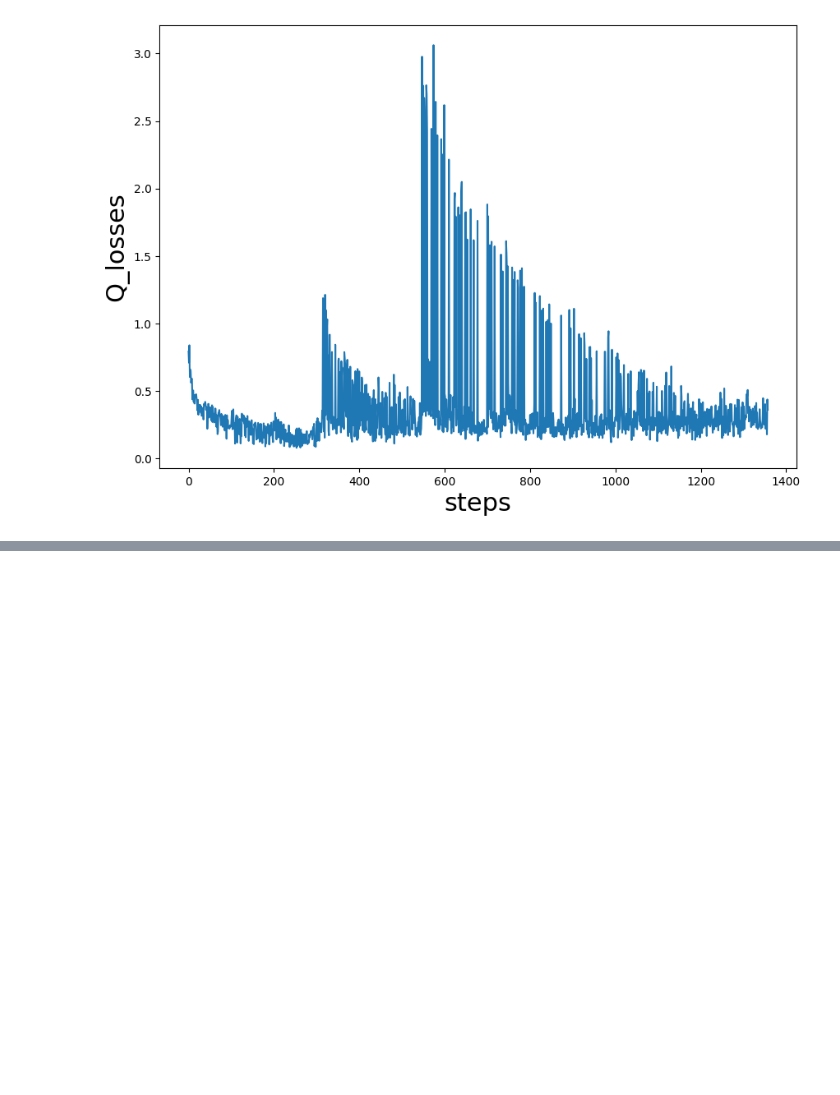
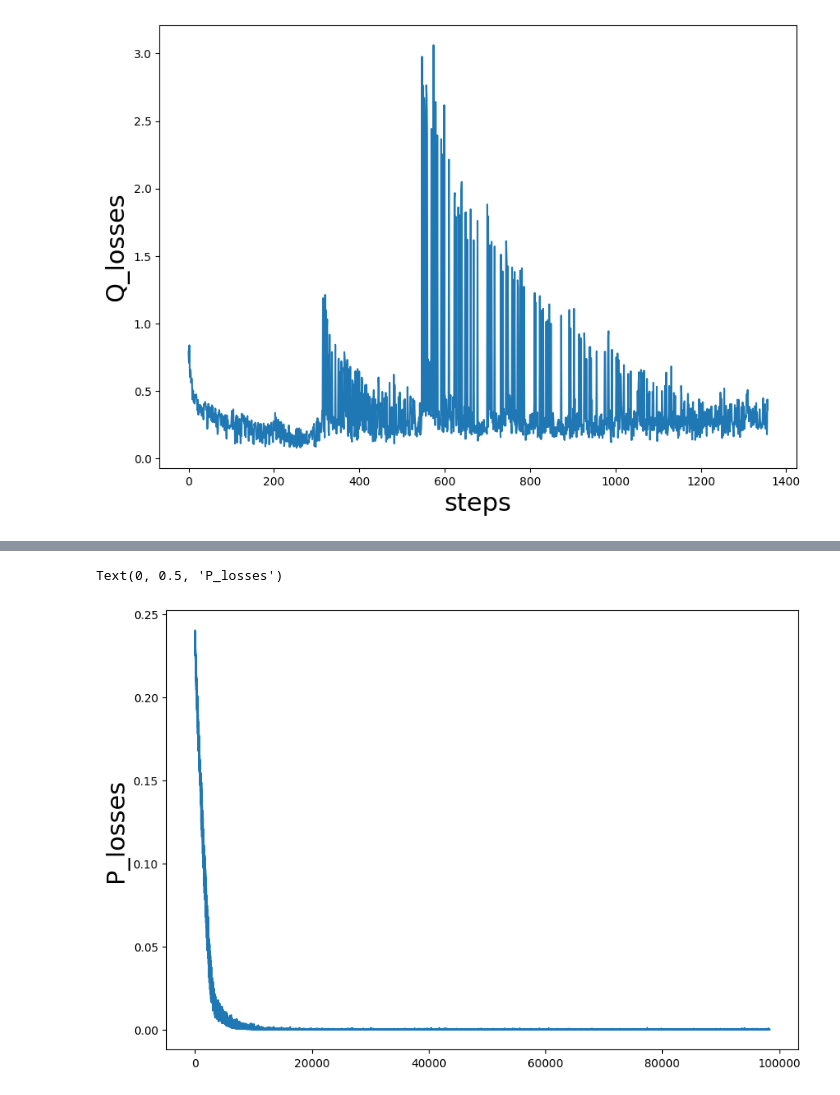
Before and after one commit to lestetedelioncourt/Testrepository, a Jupyter notebook: GridworldDeepQ.ipynb, the cells around one changed output, grey strips where cells are left out. Saved outputs shown, nothing was run; the diff lists cells and outputs as text; code cells hidden in the pictures; blank space fills up the shorter version.

```diff
--- a/GridworldDeepQ.ipynb
+++ b/GridworldDeepQ.ipynb
@@ -1189,0 +1231,5 @@ game.close()
+# %%
+input_P_shape = env.observation_space.sample().shape[0]
+output_P_shape = 3
+
+P_NN = P_Net(input_P_shape, output_P_shape).to(device)
@@ -1189,0 +1252,4 @@ game.close()
+# %%
+input_T_shape = env.observation_space.sample().shape[0]
+output_T_shape = output_P_shape
+T_NN = T_Net(input_T_shape, output_T_shape).to(device)
@@ -1189,0 +1265,23 @@ game.close()
+# %%
+def get_batch_for_RND(replay, batch_size, device="cpu"):
+    # members in a batch are a list of consecutive states of batch_siize length
+    idxs = [i for i in range(len(list(replay)))][batch_size:]
+    idx = random.choice(idxs)
+    _,_,_,_,_,f = list(replay)[idx]
+
+    if f < batch_size:
+        if (len(replay) - idx) > (batch_size - f):
+            minibatch = list(replay)[idx - f : idx + (batch_size - f)]
+        else:
+            minibatch = list(replay)[idx - batch_size : idx]
+    else:
+        minibatch = list(replay)[idx - batch_size : idx]
+
+    state1_batch = torch.cat([s1 for (s1, a, r, s2, d, _) in minibatch]).to(device)
+    action_batch = torch.Tensor([a for (s1, a, r, s2, d, _) in minibatch]).long().to(device)
+    reward_batch = torch.Tensor([r for (s1, a, r, s2, d, _) in minibatch]).to(device)
+    state2_batch = torch.cat([s2 for (s1, a, r, s2, d, _) in minibatch]).to(device)
+    done_batch = torch.Tensor([d for (s1, a, r, s2, d, _) in minibatch]).to(device)
+    mean = torch.mean(state1_batch, dim=0)
+    std = torch.std(state1_batch, dim=0)
+    return state1_batch, action_batch, reward_batch, state2_batch, done_batch, mean, std
@@ -1189,0 +1388,7 @@ game.close()
+# %%
+plt.figure(figsize=(10,7))
+plt.plot(P_losses)
+plt.ylabel("P_losses", fontsize=22)
+# %% [output]
+Text(0, 0.5, 'P_losses')
+[figure, added]
```
Also changed, not shown: parts of 30 cells of this notebook.
